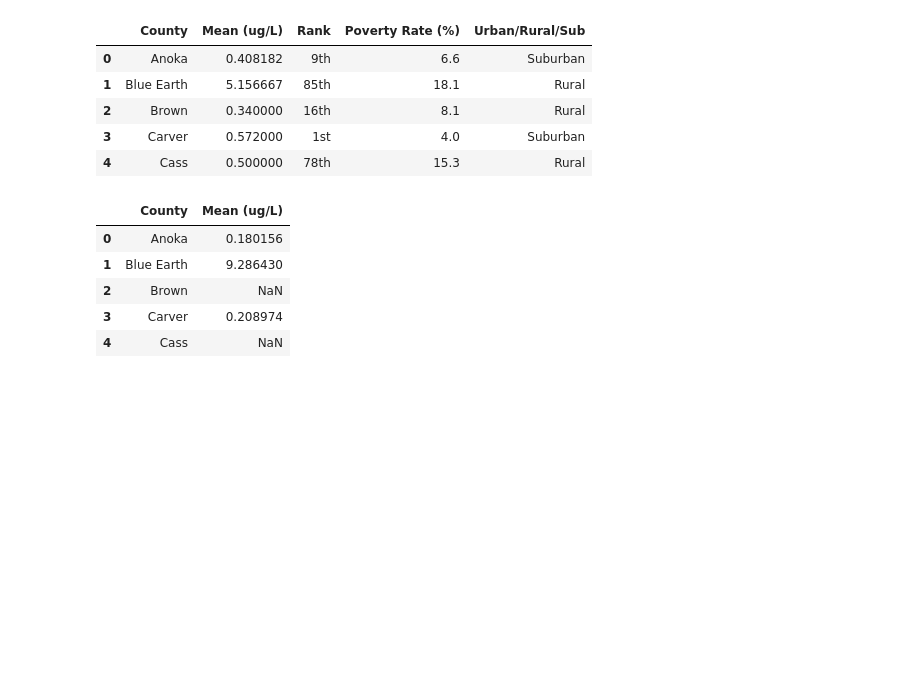
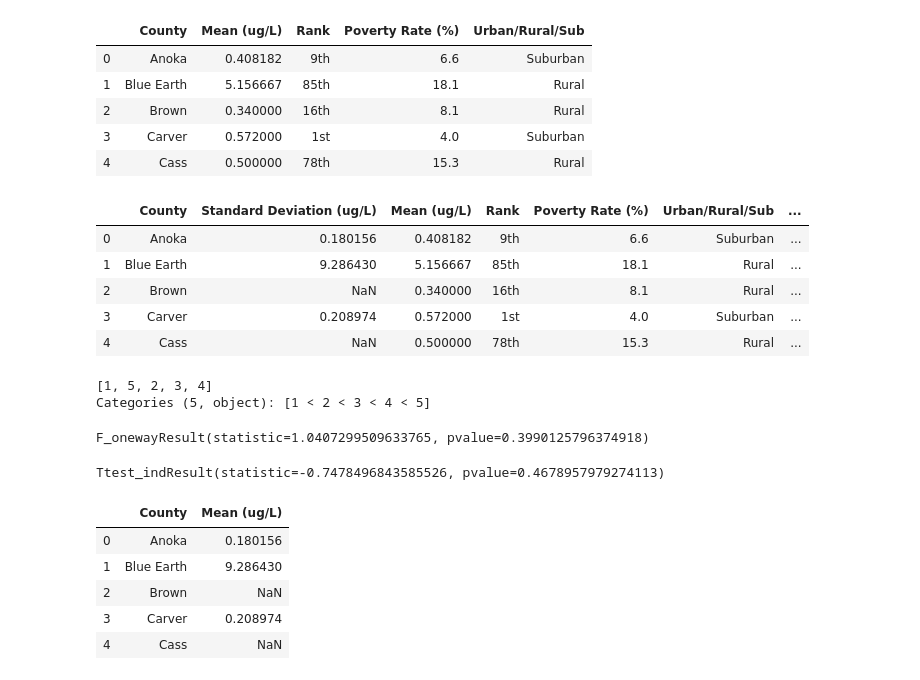
Before and after one commit to bkaczmarczik28/MN-Drinking-Water-Quality, a Jupyter notebook: PovertyByCounty-Uranium.ipynb, the cells around one changed output. Saved outputs shown, nothing was run; the diff lists cells and outputs as text; code cells hidden in the pictures; blank space fills up the shorter version.

Commit message:
uranium test

```diff
--- a/PovertyByCounty-Uranium.ipynb
+++ b/PovertyByCounty-Uranium.ipynb
@@ -336,7 +332,7 @@ county_pov_df.head()
 | 3 | 4th | Chisago | 5.4 | Rural |
 | 4 | 5th | Scott | 5.6 | Suburban |
 # %%
-county_combined = pd.merge(ByCounty_df,county_pov_df, on = "County", how = "outer")
+county_combined = pd.merge(ByCounty_df,county_pov_df, on = "County", how = "left")
 county_combined.head()
 # %% [output]
 |  | County | Mean (ug/L) | Rank | Poverty Rate (%) | Urban/Rural/Sub |
@@ -345,3 +341,22 @@ county_combined.head()
 | 2 | Brown | 0.340000 | 16th | 8.1 | Rural |
 | 3 | Carver | 0.572000 | 1st | 4.0 | Suburban |
 | 4 | Cass | 0.500000 | 78th | 15.3 | Rural |
+# %%
+bins = [0,8,10,11.55,13.4,24]
+#will come back later for naming
+bin_names = ["1","2","3","4","5"]
+
+county_combined["Bin Poverty Rate"] = pd.cut(county_combined["Poverty Rate (%)"],bins, labels = bin_names)
+county_combined.head()
+# %% [output]
+|  | County | Standard Deviation (ug/L) | Mean (ug/L) | Rank | Poverty Rate (%) | Urban/Rural/Sub | ... |
+| 0 | Anoka | 0.180156 | 0.408182 | 9th | 6.6 | Suburban | ... |
+| 1 | Blue Earth | 9.286430 | 5.156667 | 85th | 18.1 | Rural | ... |
+| 2 | Brown | NaN | 0.340000 | 16th | 8.1 | Rural | ... |
+| 3 | Carver | 0.208974 | 0.572000 | 1st | 4.0 | Suburban | ... |
+| 4 | Cass | NaN | 0.500000 | 78th | 15.3 | Rural | ... |
+# %%
+county_combined["Bin Poverty Rate"].unique()
+# %% [output]
+[1, 5, 2, 3, 4]
+Categories (5, object): [1 < 2 < 3 < 4 < 5]
@@ -348,3 +369,13 @@ county_combined.head()
+# %%
+# Perform the ANOVA
+stats.f_oneway(group1, group2, group3, group4, group5)
+# %% [output]
+F_onewayResult(statistic=1.0407299509633765, pvalue=0.3990125796374918)
+# %%
+#t-test
+stats.ttest_ind(group1, group5, equal_var=False)
+# %% [output]
+Ttest_indResult(statistic=-0.7478496843585526, pvalue=0.4678957979274113)
 # %%
 county_grouped = uranium_df.groupby(["County"])
 sd_concentration = county_grouped.std()["Mean (ug/L)"]
```
Also changed, not shown: parts of 6 cells of this notebook, 2 other files.
